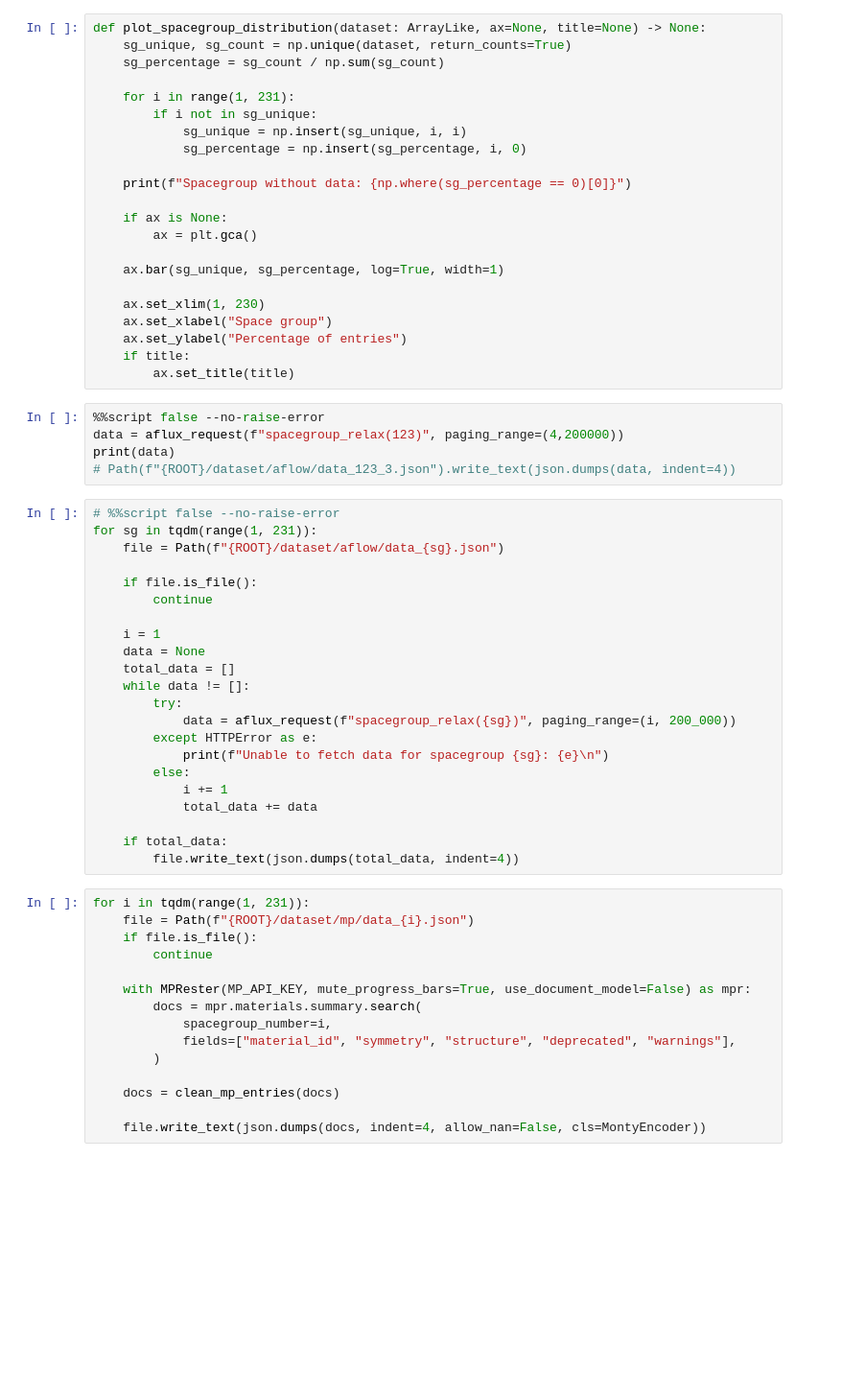
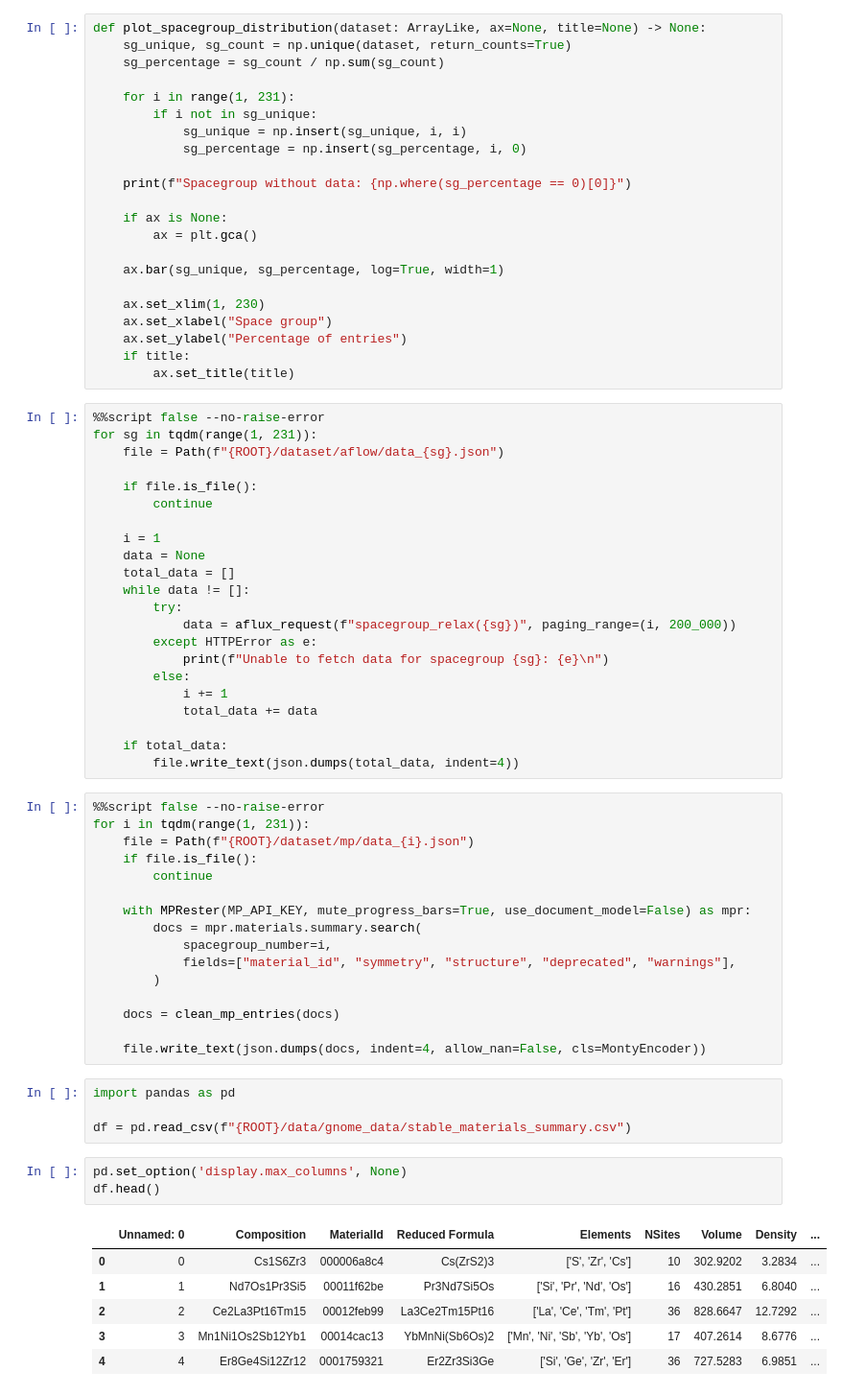
Before and after one commit to akwarii/asc, a Jupyter notebook: notebooks/dataset.ipynb, the cells around one changed output. Shown at 96% size. Saved outputs shown, nothing was run; the diff lists cells and outputs as text; blank space fills up the shorter version.

```diff
--- a/notebooks/dataset.ipynb
+++ b/notebooks/dataset.ipynb
@@ -195,13 +198,8 @@ def plot_spacegroup_distribution(dataset: ArrayLike, ax=None, title=None) -> Non
     ax.set_ylabel("Percentage of entries")
     if title:
         ax.set_title(title)
-# %%
-%%script false --no-raise-error
-data = aflux_request(f"spacegroup_relax(123)", paging_range=(4,200000))
-print(data)
-# Path(f"{ROOT}/dataset/aflow/data_123_3.json").write_text(json.dumps(data, indent=4))
 # %%
-# %%script false --no-raise-error
+%%script false --no-raise-error
 for sg in tqdm(range(1, 231)):
     file = Path(f"{ROOT}/dataset/aflow/data_{sg}.json")
 
@@ -223,6 +221,7 @@ for sg in tqdm(range(1, 231)):
     if total_data:
         file.write_text(json.dumps(total_data, indent=4))
 # %%
+%%script false --no-raise-error
 for i in tqdm(range(1, 231)):
     file = Path(f"{ROOT}/dataset/mp/data_{i}.json")
     if file.is_file():
@@ -237,4 +236,18 @@ for i in tqdm(range(1, 231)):
     docs = clean_mp_entries(docs)
 
     file.write_text(json.dumps(docs, indent=4, allow_nan=False, cls=MontyEncoder))
+# %%
+import pandas as pd
+
+df = pd.read_csv(f"{ROOT}/data/gnome_data/stable_materials_summary.csv")
+# %%
+pd.set_option('display.max_columns', None)
+df.head()
+# %% [output]
+|  | Unnamed: 0 | Composition | MaterialId | Reduced Formula | Elements | NSites | Volume | Density | ... |
+| 0 | 0 | Cs1S6Zr3 | 000006a8c4 | Cs(ZrS2)3 | ['S', 'Zr', 'Cs'] | 10 | 302.9202 | 3.2834 | ... |
+| 1 | 1 | Nd7Os1Pr3Si5 | 00011f62be | Pr3Nd7Si5Os | ['Si', 'Pr', 'Nd', 'Os'] | 16 | 430.2851 | 6.8040 | ... |
+| 2 | 2 | Ce2La3Pt16Tm15 | 00012feb99 | La3Ce2Tm15Pt16 | ['La', 'Ce', 'Tm', 'Pt'] | 36 | 828.6647 | 12.7292 | ... |
+| 3 | 3 | Mn1Ni1Os2Sb12Yb1 | 00014cac13 | YbMnNi(Sb6Os)2 | ['Mn', 'Ni', 'Sb', 'Yb', 'Os'] | 17 | 407.2614 | 8.6776 | ... |
+| 4 | 4 | Er8Ge4Si12Zr12 | 0001759321 | Er2Zr3Si3Ge | ['Si', 'Ge', 'Zr', 'Er'] | 36 | 727.5283 | 6.9851 | ... |
 # %%
```
Also changed, not shown: parts of 4 cells of this notebook.
